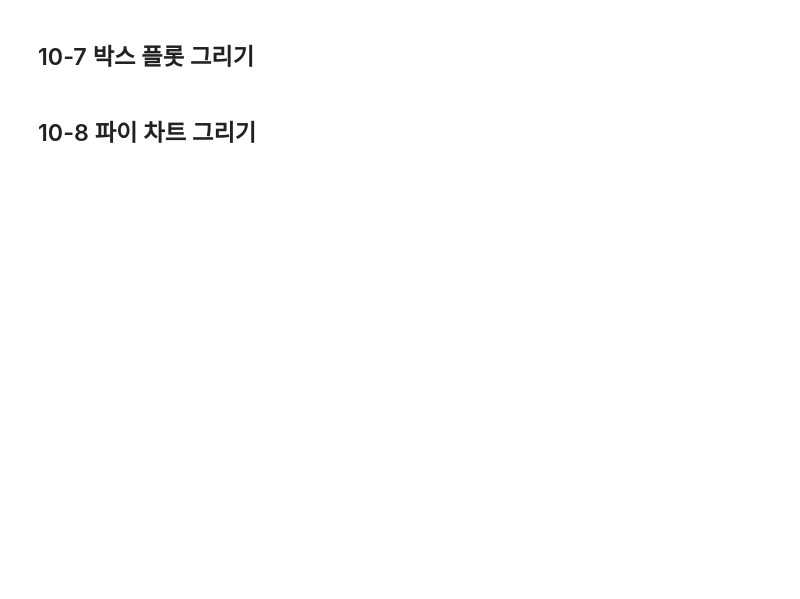
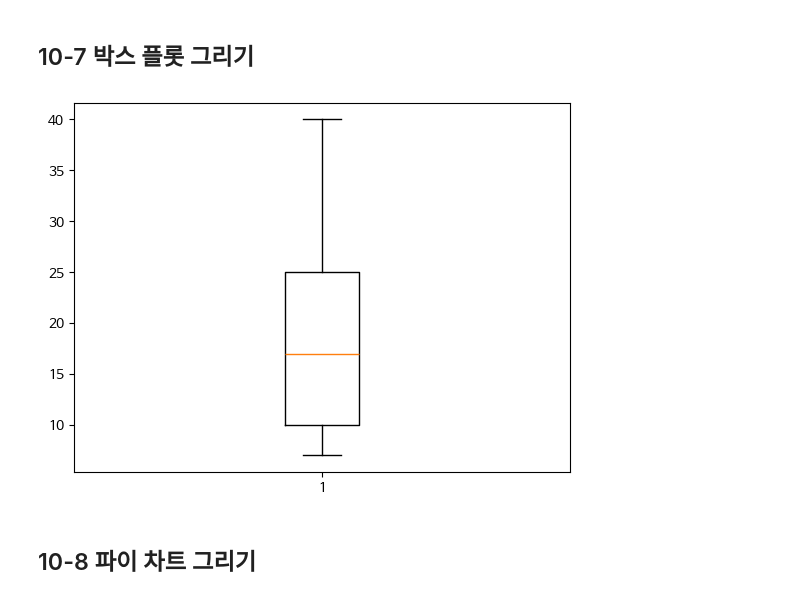
Before and after one commit to HM083139/Data-Analysis-with-Open-Source, a Jupyter notebook: 오픈소스_데이터_분석_10강.ipynb, the cells around one changed output. Cells and saved outputs as stored; diff of their text form; code cells hidden in the pictures; blank space fills up the shorter version.

```diff
--- a/오픈소스_데이터_분석_10강.ipynb
+++ b/오픈소스_데이터_분석_10강.ipynb
@@ -172,12 +175,15 @@ plt.show()
 # %%
 import matplotlib.pyplot as plt
 
 ## 데이터 정의
 data = [7, 8, 9, 10, 15, 16, 17, 18, 19, 25, 30, 35, 40]
 
 ## 박스 플롯 그리기
+plt.boxplot(data)
 
 plt.show()
+# %% [output]
+[figure, added]
 # %% [markdown]
 ## 10-8 파이 차트 그리기
 # %%
```
Also changed, not shown: parts of 16 cells of this notebook.
